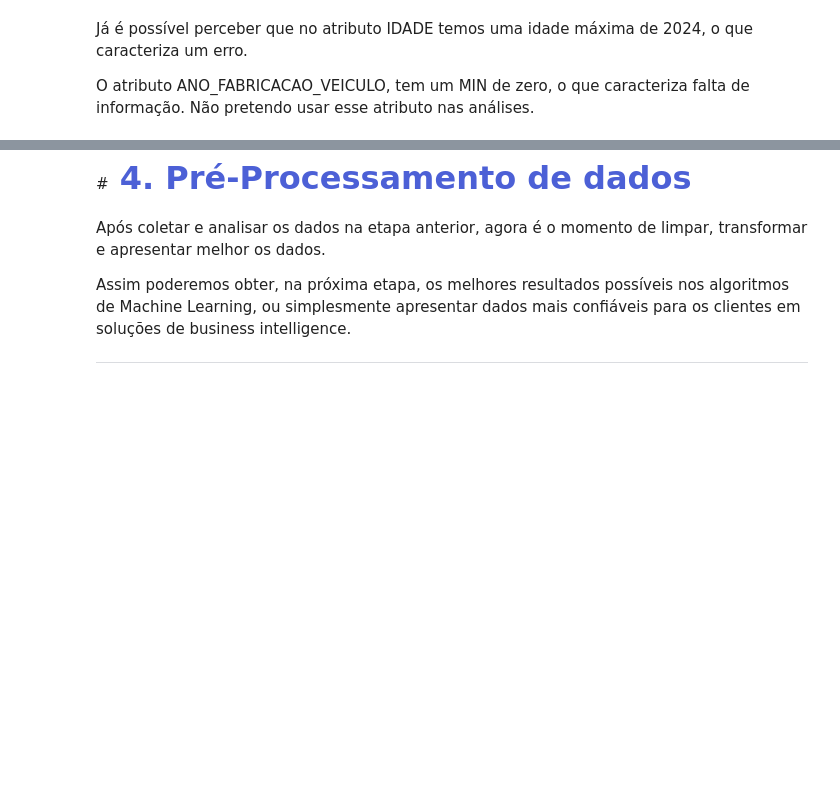
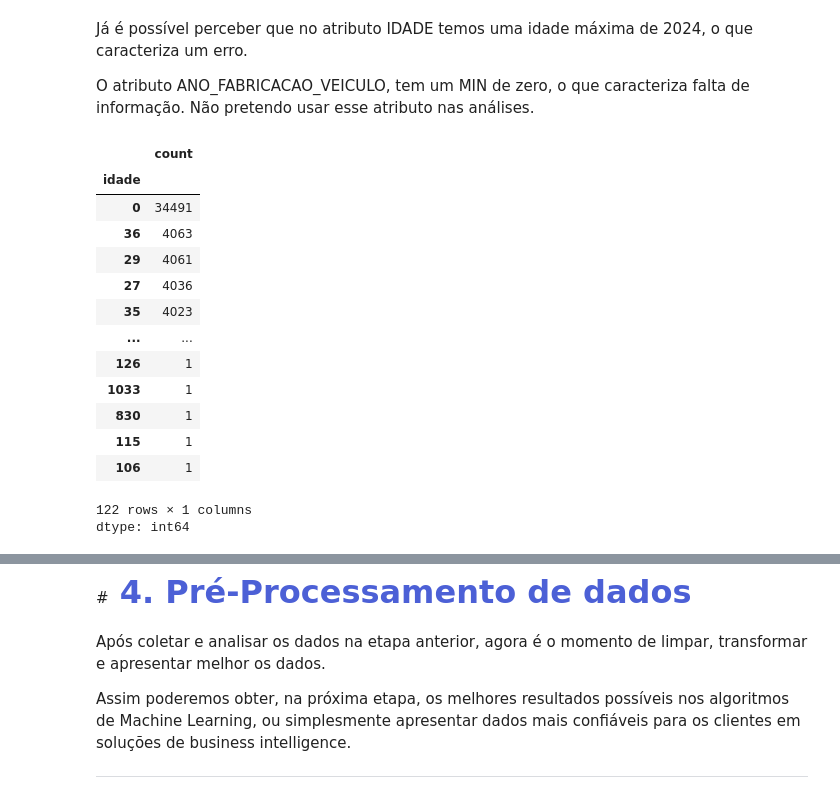
Before and after one commit to gabrielmprata/acidentes_transito, a Jupyter notebook: Acidentes_Rodoviarios_PreProc.ipynb, the cells around one changed output, grey strips where cells are left out. Drawn from its saved outputs; the diff is of its cells as text; code cells hidden in the pictures; blank space fills up the shorter version.

```diff
--- a/Acidentes_Rodoviarios_PreProc.ipynb
+++ b/Acidentes_Rodoviarios_PreProc.ipynb
@@ -460,3 +462,21 @@ df_pessoas.describe().round(2)
 Já é possível perceber que no atributo IDADE temos uma idade máxima de 2024, o que caracteriza um erro.
 >
 O atributo ANO_FABRICACAO_VEICULO, tem um MIN de zero, o que caracteriza falta de informação. Não pretendo usar esse atributo nas análises.
+# %%
+df_pessoas.idade.value_counts() #quantidade
+# %% [output]
+|  | count |
+| idade |  |
+| 0 | 34491 |
+| 36 | 4063 |
+| 29 | 4061 |
+| 27 | 4036 |
+| 35 | 4023 |
+| ... | ... |
+| 126 | 1 |
+| 1033 | 1 |
+| 830 | 1 |
+| 115 | 1 |
+| 106 | 1 |
+122 rows × 1 columns
+dtype: int64
```
Also changed, not shown: parts of 10 cells of this notebook.
